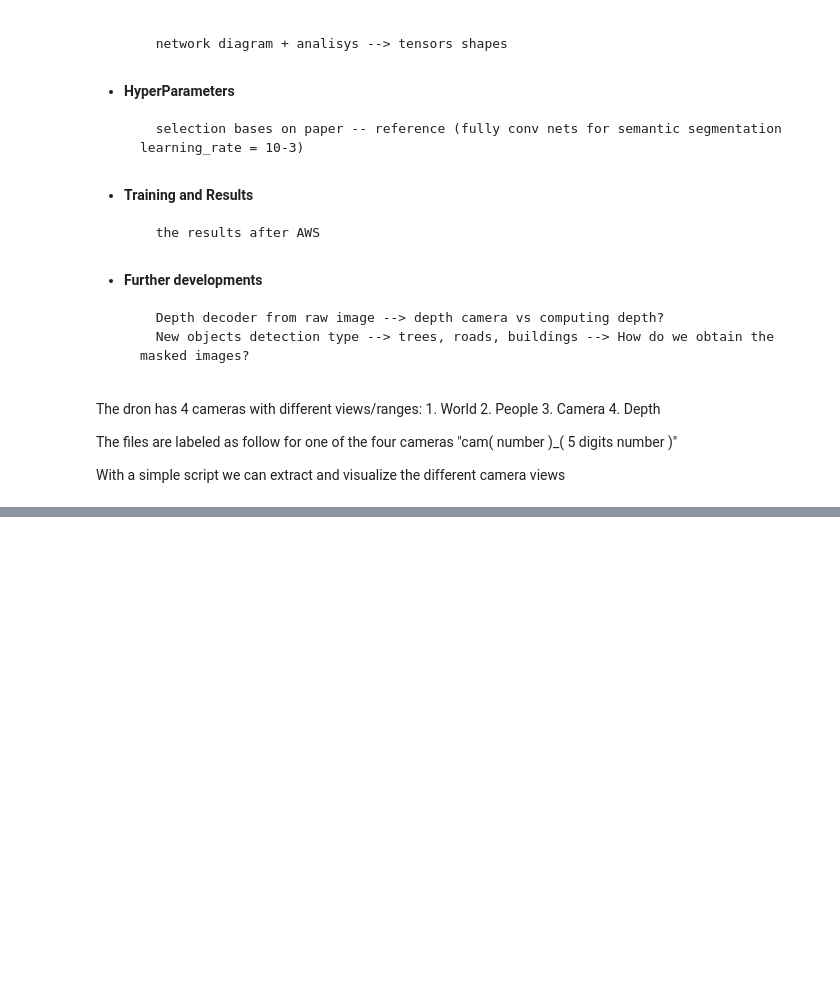
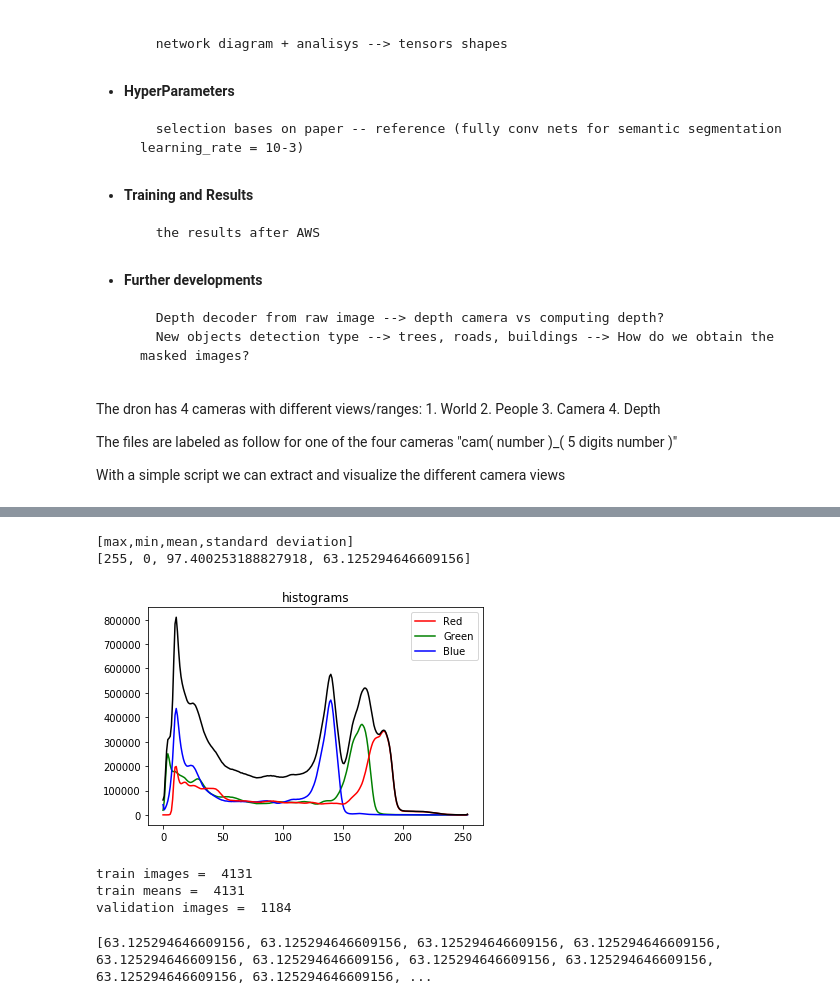
Before and after one commit to Olcina/RoboND-DeepLearning-Project, a Jupyter notebook: code/Write Up Project4 - Follow Me.ipynb, the cells around one changed output, grey strips where cells are left out. Cells and saved outputs as stored; diff of their text form; code cells hidden in the pictures; blank space fills up the shorter version.

```diff
--- a/code/Write Up Project4 - Follow Me.ipynb
+++ b/code/Write Up Project4 - Follow Me.ipynb
@@ -48,0 +129,46 @@ print(img_to_list(folder))
+# %%
+def compute_channels_hist(img,bins = 255, print_diagrams = False):
+
+    bn = bins
+    histograms = [np.histogram(analysis_img[:,:,i],bins = bn) for i in range(0,3)]
+    histogram = histograms[0][0] + histograms[1][0] + histograms[2][0]
+
+    if print_diagrams:
+        plt.title('histograms')
+        g_channel, = plt.plot(histograms[1][0], 'green')
+        b_channel, = plt.plot(histograms[2][0], 'blue')
+        r_channel, = plt.plot(histograms[0][0], 'red')
+        plt.plot(histogram, 'black')
+        plt.legend([r_channel,g_channel, b_channel], ['Red', 'Green', 'Blue'])
+        plt.show()
+    return histograms
+# %%
+#from tkinter.filedialog import askopenfilename
+#filename = askopenfilename()
+filename = 'C:/Users/karlo/Desktop/La familia2.jpg'
+analysis_img = mpimg.imread(filename)
+'''
+it = randint(0,steps)
+
+ran_images = [np.array(mpimg.imread(img)) for img in dron_images_list[it]]
+analysis_img = ran_images[0]
+'''
+def image_stats(img_path):
+    # compute stats for an image
+    # input: an string containing the path of the image
+    # output: stats = [max,min,mean,standard deviation]
+    analysis_img = mpimg.imread(filename)
+    stats = []
+    stats.append(np.amax(analysis_img))
+    stats.append(np.amin(analysis_img))
+    stats.append(np.mean(analysis_img))
+    stats.append(np.std(analysis_img))
+    return stats
+print('[max,min,mean,standard deviation]')
+print(image_stats(filename))
+
+histograms = compute_channels_hist(analysis_img, 255,True)
+# %% [output]
+[max,min,mean,standard deviation]
+[255, 0, 97.400253188827918, 63.125294646609156]
+[figure, added]
@@ -48,0 +195,8 @@ print(img_to_list(folder))
+# %%
+print('train images = ',len(train_images))
+print('train means = ',len(train_means))
+print('validation images = ',len(validation_images))
+# %% [output]
+train images =  4131
+train means =  4131
+validation images =  1184
@@ -48,0 +211,4 @@ print(img_to_list(folder))
+# %%
+print(save_stats[1])
+# %% [output]
+[63.125294646609156, 63.125294646609156, 63.125294646609156, 63.125294646609156, 63.125294646609156, 63.125294646609156, 63.125294646609156, 63.125294646609156, 63.125294646609156, 63.125294646609156, ...
```
Also changed, not shown: parts of 9 cells of this notebook, 2 other files.
